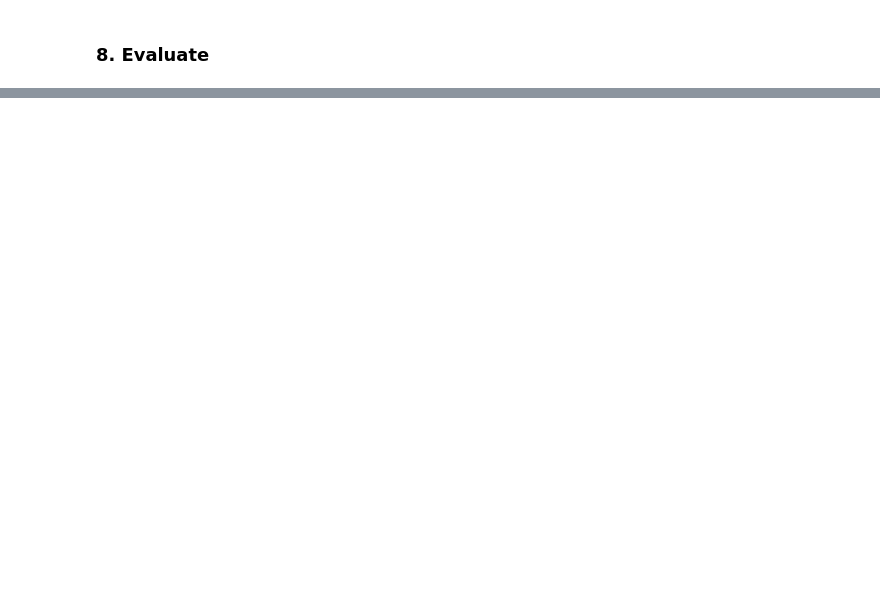
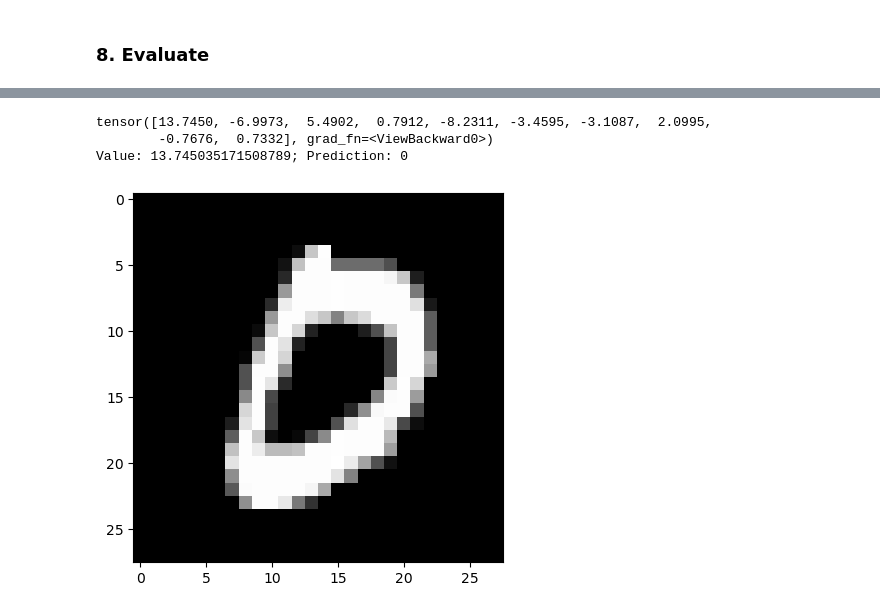
Before and after one commit to pmfiedler/ma1, a Jupyter notebook: assignments/nn.ipynb, the cells around one changed output, grey strips where cells are left out. Drawn from its saved outputs; the diff is of its cells as text; code cells hidden in the pictures; blank space fills up the shorter version.

```diff
--- a/assignments/nn.ipynb
+++ b/assignments/nn.ipynb
@@ -296,0 +278,19 @@ evaluate(
+# %%
+#with help of my partner and pytorch documentation to create more of an output
+
+selection = random.randrange(len(train)-1)
+image, label = train[selection]
+image = image.view([28,28])
+
+plt.imshow(image, cmap="gray")
+image = torch.flatten(image)
+
+result = model(image)
+print(result)
+value,prediction = torch.max(result,0)
+print(f"Value: {value}; Prediction: {prediction}")
+# %% [output]
+tensor([13.7450, -6.9973,  5.4902,  0.7912, -8.2311, -3.4595, -3.1087,  2.0995,
+        -0.7676,  0.7332], grad_fn=<ViewBackward0>)
+Value: 13.745035171508789; Prediction: 0
+[figure, added]
```
Also changed, not shown: parts of 11 cells of this notebook.
